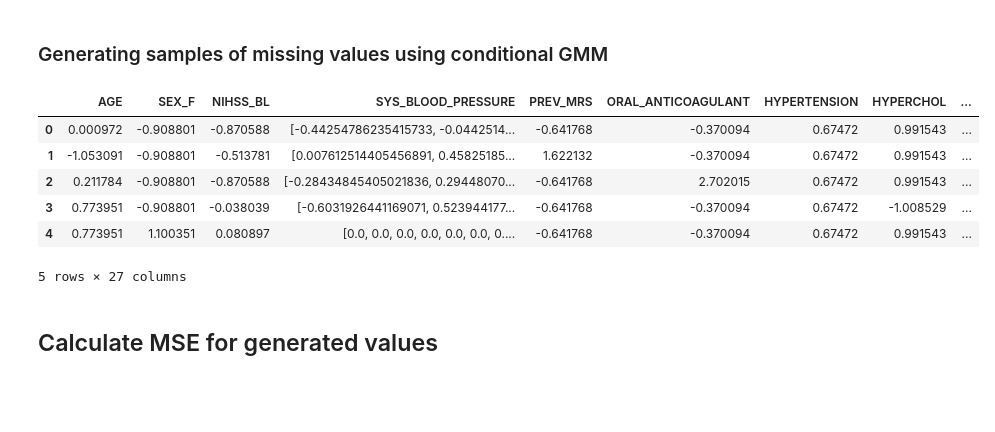
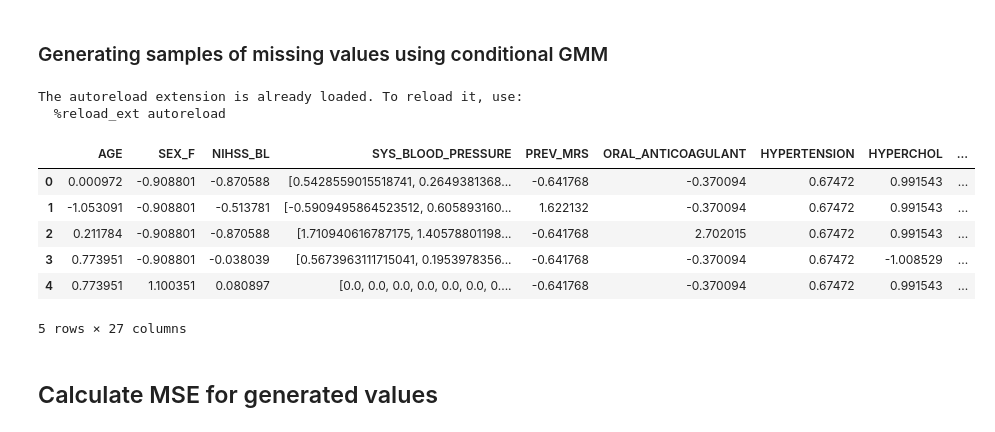
Before and after one commit to POskar/GenerativeMLForPrecisionMedicine, a Jupyter notebook: cGMM_with_missingness.ipynb, the cells around one changed output. Saved outputs shown, nothing was run; the diff lists cells and outputs as text; code cells hidden in the pictures; blank space fills up the shorter version.

```diff
--- a/cGMM_with_missingness.ipynb
+++ b/cGMM_with_missingness.ipynb
@@ -90,6 +90,7 @@ for col in imputer_df.columns:
             # Fit imputer on the column and transform the values
             imp.fit(imputer_df[[col]])
             imputer_df[col] = imp.transform(imputer_df[[col]]).ravel()
+            imputer_df[col + '_MISSING'] = 0
     else:
         # Check if there are missing values to impute
         if (pd.isna(imputer_df[col])).any():
@@ -145,17 +146,17 @@ def compute_bic(X, n_components_range):
         bic.append(gmm.bic(X))  # Calculate BIC and add to list
     return bic  # Return list of BIC values
 
-n_components_range = range(1, 101)  # Range of number of components to evaluate
+optimal_n_components = 9
 
-bic_values = compute_bic(imputer_df, n_components_range)  # Compute BIC values
+if optimal_n_components is None:
+    n_components_range = range(1, 51)  # Range of number of components to evaluate
+    bic_values = compute_bic(X, n_components_range)  # Compute BIC values
+    optimal_n_components = n_components_range[np.argmin(bic_values)]  # Determine optimal number of components
 
-optimal_n_components = n_components_range[np.argmin(bic_values)]  # Determine optimal number of components
-
-# Plotting BIC values
-plt.plot(n_components_range, bic_values, marker='o')
-plt.xlabel('Number of Components')
-plt.ylabel('BIC Value')
-plt.title('BIC for Gaussian Mixture Models')
-plt.grid(True)
-plt.savefig('images/cGMM_with_missingness_BIC.png')
-plt.show()
+    # Plotting BIC values
+    plt.plot(n_components_range, bic_values, marker='o')
+    plt.xlabel('Number of Components')
+    plt.ylabel('BIC Value')
+    plt.title('BIC for Gaussian Mixture Models')
+    plt.grid(True)
+    plt.show()
@@ -300,19 +299,21 @@ def plot_features(temp_df, sampled_data, axs, unknown_features_indexes, index, n
 # %%
 %load_ext autoreload
 %autoreload 2
 
 n_datapoints = df.shape[0]
-number_of_samples = 100
+number_of_samples = 1000
 cgmm_df = gmm_generate_samples(n_datapoints=n_datapoints, n_samples=number_of_samples)
 cgmm_df.head()
 # %% [output]
+The autoreload extension is already loaded. To reload it, use:
+  %reload_ext autoreload
 |  | AGE | SEX_F | NIHSS_BL | SYS_BLOOD_PRESSURE | PREV_MRS | ORAL_ANTICOAGULANT | HYPERTENSION | HYPERCHOL | ... |
-| 0 | 0.000972 | -0.908801 | -0.870588 | [-0.44254786235415733, -0.0442514... | -0.641768 | -0.370094 | 0.67472 | 0.991543 | ... |
-| 1 | -1.053091 | -0.908801 | -0.513781 | [0.007612514405456891, 0.45825185... | 1.622132 | -0.370094 | 0.67472 | 0.991543 | ... |
-| 2 | 0.211784 | -0.908801 | -0.870588 | [-0.28434845405021836, 0.29448070... | -0.641768 | 2.702015 | 0.67472 | 0.991543 | ... |
-| 3 | 0.773951 | -0.908801 | -0.038039 | [-0.6031926441169071, 0.523944177... | -0.641768 | -0.370094 | 0.67472 | -1.008529 | ... |
+| 0 | 0.000972 | -0.908801 | -0.870588 | [0.5428559015518741, 0.2649381368... | -0.641768 | -0.370094 | 0.67472 | 0.991543 | ... |
+| 1 | -1.053091 | -0.908801 | -0.513781 | [-0.5909495864523512, 0.605893160... | 1.622132 | -0.370094 | 0.67472 | 0.991543 | ... |
+| 2 | 0.211784 | -0.908801 | -0.870588 | [1.710940616787175, 1.40578801198... | -0.641768 | 2.702015 | 0.67472 | 0.991543 | ... |
+| 3 | 0.773951 | -0.908801 | -0.038039 | [0.5673963111715041, 0.1953978356... | -0.641768 | -0.370094 | 0.67472 | -1.008529 | ... |
 | 4 | 0.773951 | 1.100351 | 0.080897 | [0.0, 0.0, 0.0, 0.0, 0.0, 0.0, 0.... | -0.641768 | -0.370094 | 0.67472 | 0.991543 | ... |
-5 rows × 27 columns
+5 rows × 27 columns
 # %% [markdown]
 ## Calculate MSE for generated values
 # %%
```
Also changed, not shown: parts of 3 cells of this notebook, 5 other files.
